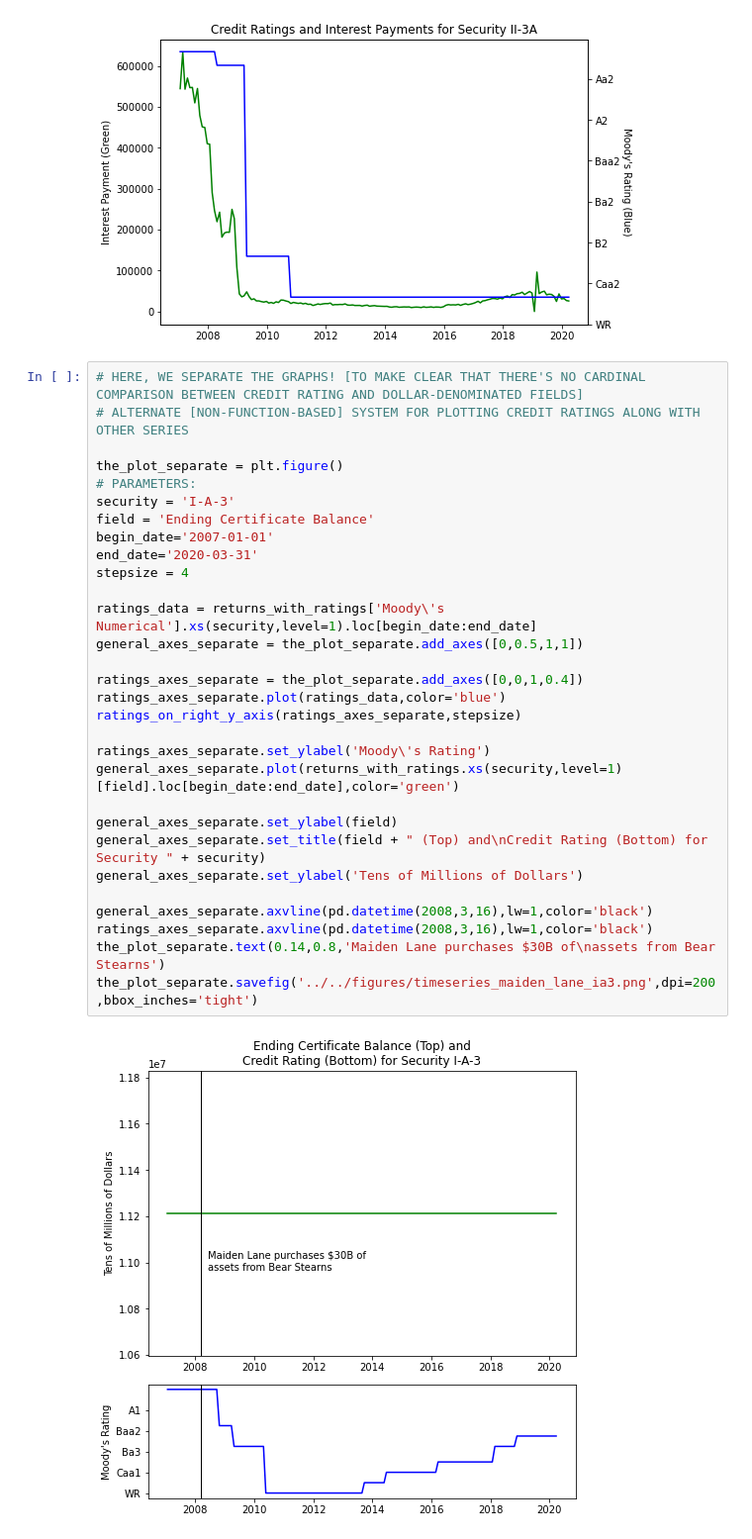
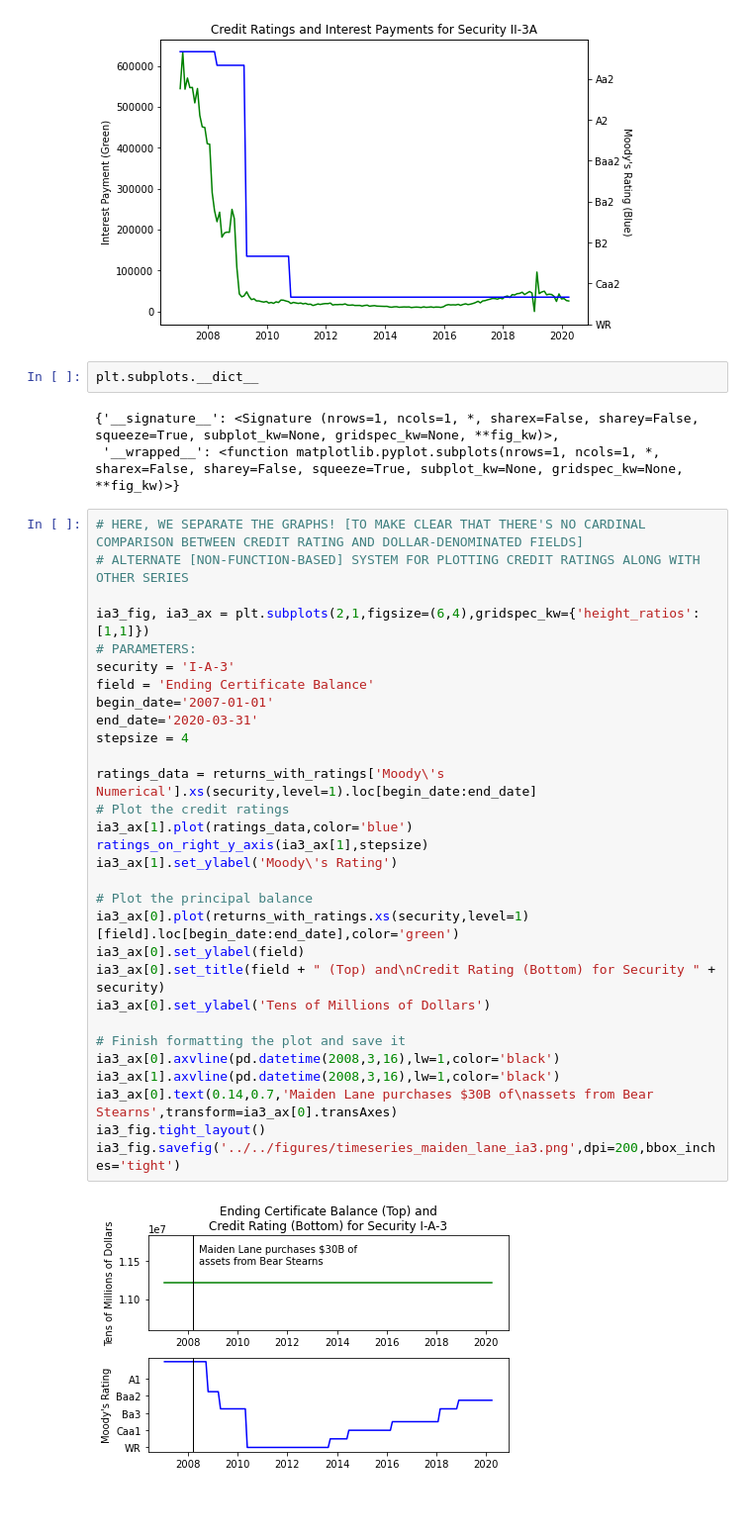
Before and after one commit to alexblumenfeld/mbs-postmortem, a Jupyter notebook: code/analysis/credit_ratings.ipynb, the cells around one changed output. Shown at 99% size. Cells and saved outputs as stored; diff of their text form; blank space fills up the shorter version.

```diff
--- a/code/analysis/credit_ratings.ipynb
+++ b/code/analysis/credit_ratings.ipynb
@@ -104,38 +104,43 @@ left_axes.set_title("Credit Ratings and Interest Payments for Security " + secur
 plt.show()
 # %% [output]
 [figure]
+# %%
+plt.subplots.__dict__
+# %% [output]
+{'__signature__': <Signature (nrows=1, ncols=1, *, sharex=False, sharey=False, squeeze=True, subplot_kw=None, gridspec_kw=None, **fig_kw)>,
+ '__wrapped__': <function matplotlib.pyplot.subplots(nrows=1, ncols=1, *, sharex=False, sharey=False, squeeze=True, subplot_kw=None, gridspec_kw=None, **fig_kw)>}
 # %%
 # HERE, WE SEPARATE THE GRAPHS! [TO MAKE CLEAR THAT THERE'S NO CARDINAL COMPARISON BETWEEN CREDIT RATING AND DOLLAR-DENOMINATED FIELDS]
 # ALTERNATE [NON-FUNCTION-BASED] SYSTEM FOR PLOTTING CREDIT RATINGS ALONG WITH OTHER SERIES
 
-the_plot_separate = plt.figure()
+ia3_fig, ia3_ax = plt.subplots(2,1,figsize=(6,4),gridspec_kw={'height_ratios':[1,1]})
 # PARAMETERS:
 security = 'I-A-3'
 field = 'Ending Certificate Balance'
 begin_date='2007-01-01'
 end_date='2020-03-31'
 stepsize = 4
 
 ratings_data = returns_with_ratings['Moody\'s Numerical'].xs(security,level=1).loc[begin_date:end_date]
-general_axes_separate = the_plot_separate.add_axes([0,0.5,1,1])
+# Plot the credit ratings
+ia3_ax[1].plot(ratings_data,color='blue')
+ratings_on_right_y_axis(ia3_ax[1],stepsize)
+ia3_ax[1].set_ylabel('Moody\'s Rating')
 
-ratings_axes_separate = the_plot_separate.add_axes([0,0,1,0.4])
-ratings_axes_separate.plot(ratings_data,color='blue')
-ratings_on_right_y_axis(ratings_axes_separate,stepsize)
+# Plot the principal balance
+ia3_ax[0].plot(returns_with_ratings.xs(security,level=1)[field].loc[begin_date:end_date],color='green')
+ia3_ax[0].set_ylabel(field)
+ia3_ax[0].set_title(field + " (Top) and\nCredit Rating (Bottom) for Security " + security)
+ia3_ax[0].set_ylabel('Tens of Millions of Dollars')
 
-ratings_axes_separate.set_ylabel('Moody\'s Rating')
-general_axes_separate.plot(returns_with_ratings.xs(security,level=1)[field].loc[begin_date:end_date],color='green')
-
-general_axes_separate.set_ylabel(field)
-general_axes_separate.set_title(field + " (Top) and\nCredit Rating (Bottom) for Security " + security)
-general_axes_separate.set_ylabel('Tens of Millions of Dollars')
-
-general_axes_separate.axvline(pd.datetime(2008,3,16),lw=1,color='black')
-ratings_axes_separate.axvline(pd.datetime(2008,3,16),lw=1,color='black')
-the_plot_separate.text(0.14,0.8,'Maiden Lane purchases $30B of\nassets from Bear Stearns')
-the_plot_separate.savefig('../../figures/timeseries_maiden_lane_ia3.png',dpi=200,bbox_inches='tight')
+# Finish formatting the plot and save it
+ia3_ax[0].axvline(pd.datetime(2008,3,16),lw=1,color='black')
+ia3_ax[1].axvline(pd.datetime(2008,3,16),lw=1,color='black')
+ia3_ax[0].text(0.14,0.7,'Maiden Lane purchases $30B of\nassets from Bear Stearns',transform=ia3_ax[0].transAxes)
+ia3_fig.tight_layout()
+ia3_fig.savefig('../../figures/timeseries_maiden_lane_ia3.png',dpi=200,bbox_inches='tight')
 # %% [output]
-[figure, old version]
+[figure, new version]
 # %%
 # HERE, WE SEPARATE THE GRAPHS! [TO MAKE CLEAR THAT THERE'S NO CARDINAL COMPARISON BETWEEN CREDIT RATING AND DOLLAR-DENOMINATED FIELDS]
 # ALTERNATE [NON-FUNCTION-BASED] SYSTEM FOR PLOTTING CREDIT RATINGS ALONG WITH OTHER SERIES
```
Also changed, not shown: parts of 2 cells of this notebook, 38 other files.
